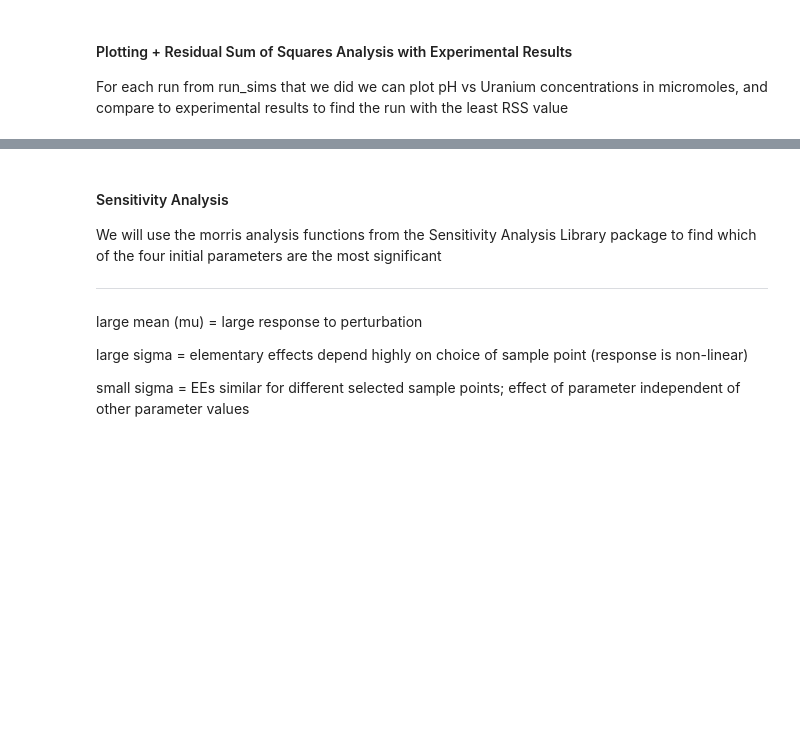
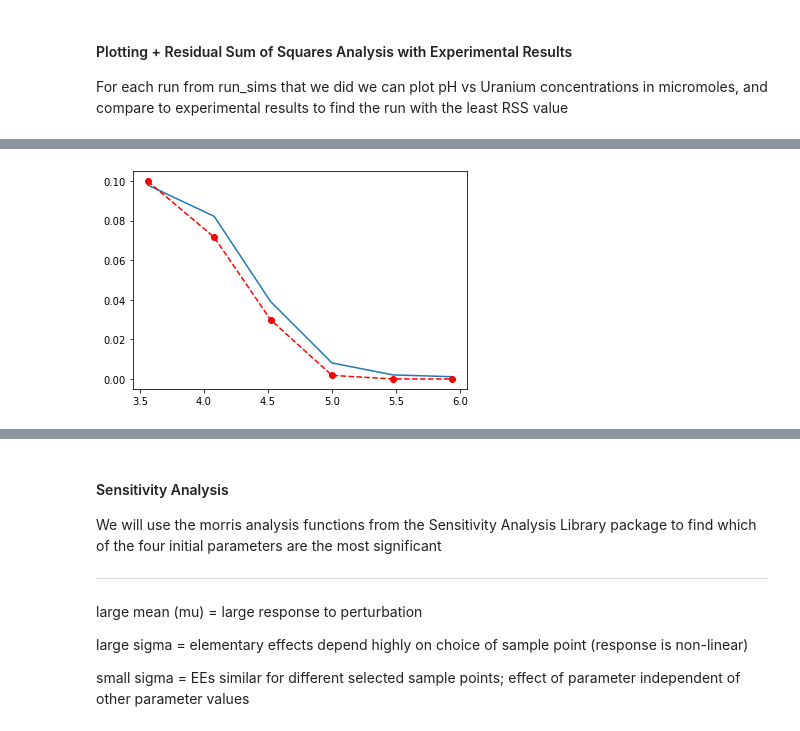
Before and after one commit to A-440Hz/ML4SCM, a Jupyter notebook: UQ - Monte Carlo Simulations.ipynb, the cells around one changed output, grey strips where cells are left out. Drawn from its saved outputs; the diff is of its cells as text; code cells hidden in the pictures; blank space fills up the shorter version.

```diff
--- a/UQ - Monte Carlo Simulations.ipynb
+++ b/UQ - Monte Carlo Simulations.ipynb
@@ -213,0 +227,23 @@ plt.show()
+# %%
+# first we can use the scipy.optimize.least_squares method to calculate the best fit parameters
+
+import scipy.optimize
+import threading
+
+# lock run_sims when calling it to prevent potential multiple readings of the same output file
+# before run_sims finishes writing to it
+l = threading.RLock()
+
+def locked_run(params, lock):
+    lock.acquire()
+    res = run_sims([params], opsel)
+    lock.release()
+    return res[0][2]
+
+def RSS_func(params, lock, prt=True):
+    # run phreeqc on params and return the RSS of the results to expected U concentrations
+    run = locked_run(params, lock)
+    cost = np.sum(np.square(exp_U - run*1e6))
+    if prt:
+        print(params, run, str(cost)[:9])
+    return cost
@@ -213,0 +284,5 @@ plt.show()
+# %%
+plt.plot(exp_pH, locked_run([ 3.735,  2.535,  9.035, 15.19 ], l)*1e6, exp_pH, exp_U, 'r--o')
+plt.show()
+# %% [output]
+[figure, added]
```
Also changed, not shown: parts of 34 cells of this notebook.
